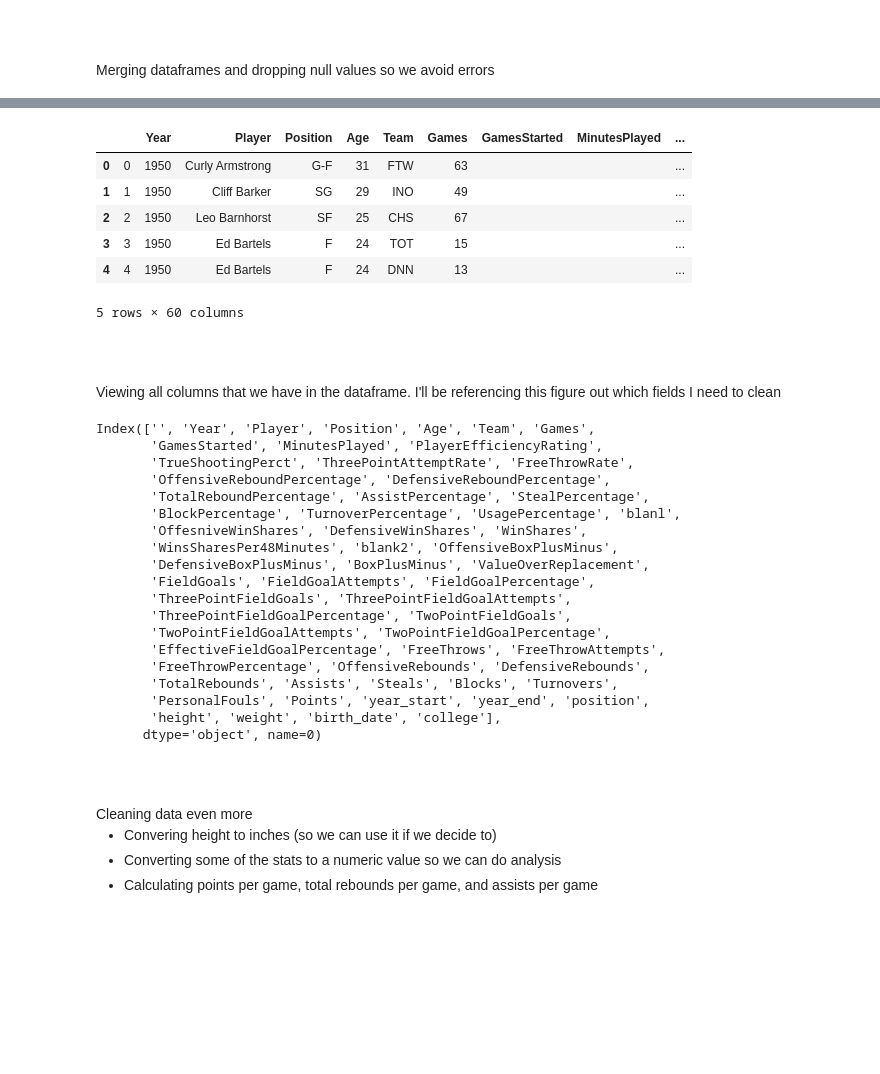
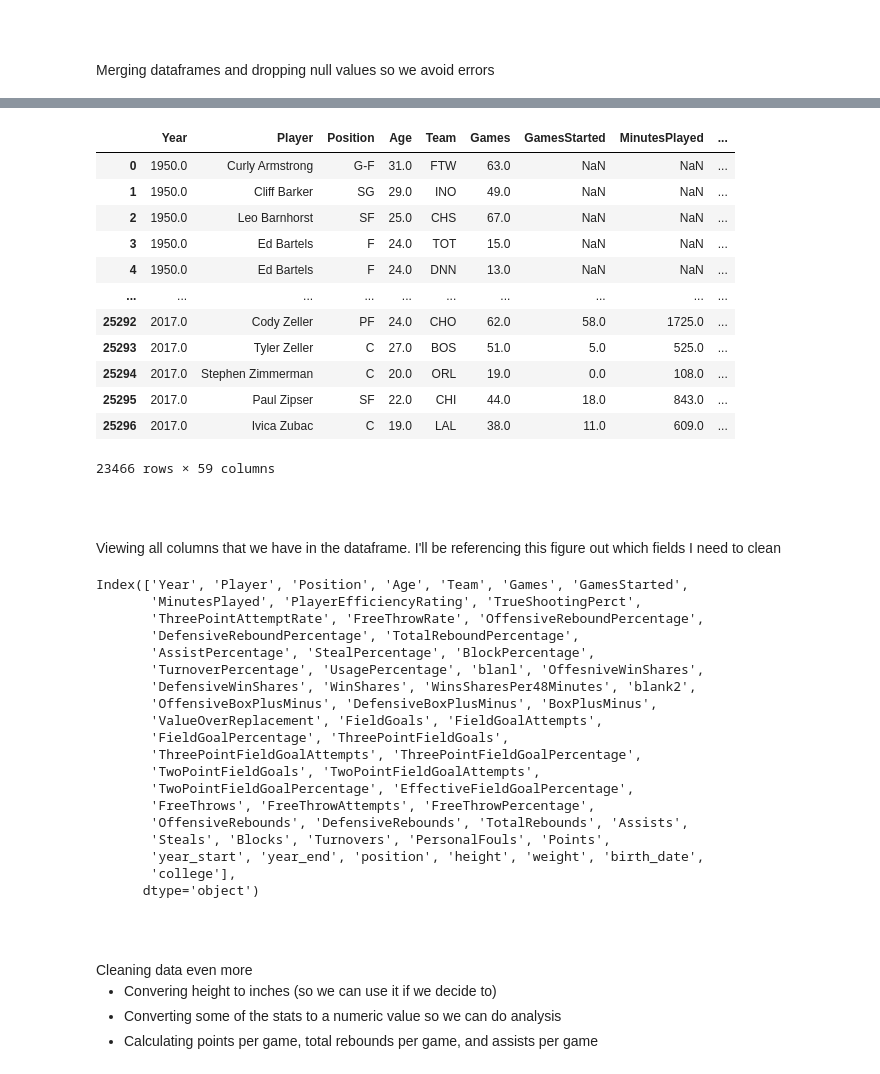
Before and after one commit to ZiqiLi379/STATS-302-Intro-to-ML, a Jupyter notebook: STATS302_Week_1_NBA_Players_Analysis_using_Linear_Regression.ipynb, the cells around one changed output, grey strips where cells are left out. Saved outputs shown, nothing was run; the diff lists cells and outputs as text; code cells hidden in the pictures; blank space fills up the shorter version.

```diff
--- a/STATS302_Week_1_NBA_Players_Analysis_using_Linear_Regression.ipynb
+++ b/STATS302_Week_1_NBA_Players_Analysis_using_Linear_Regression.ipynb
@@ -126,3 +126,5 @@ seasonPlayerStats.head()
 | 4 | 3 | 1950 | Ed Bartels | F | 24 | TOT | 15 |  |  | ... |
 | 5 | 4 | 1950 | Ed Bartels | F | 24 | DNN | 13 |  |  | ... |
 5 rows × 53 columns
+# %%
+seasonPlayerStats = pd.read_excel(r"D:\Files\Year 4\S3\STATS 302\Codes\STATS-302-Intro-to-ML\Week_1_Data\Seasons_Stats.xlsx")
@@ -128,0 +141,3 @@ seasonPlayerStats.head()
+# %%
+seasonPlayerStats = seasonPlayerStats.drop(columns=["Unnamed: 0"])
+seasonPlayerStats.head()
@@ -150,3 +173,6 @@ playerData.head()
 | 3 | Kareem Abdul-Jabbar | 1970 | 1989 | C | 7-2 | 225 | April 16, 1947 | University of California, Los Ang... |
 | 4 | Mahmoud Abdul-Rauf | 1991 | 2001 | G | 6-1 | 162 | March 9, 1969 | Louisiana State University |
 | 5 | Tariq Abdul-Wahad | 1998 | 2003 | F | 6-6 | 223 | November 3, 1974 | San Jose State University |
+# %%
+playerData = pd.read_excel(r"D:\Files\Year 4\S3\STATS 302\Codes\STATS-302-Intro-to-ML\Week_1_Data\player_data.xlsx")
+playerData.head()
@@ -157,44 +208,48 @@ Merging dataframes and dropping null values so we avoid errors
 # %%
-# joining
-playerAllStats = pd.merge(seasonPlayerStats, playerData, how='left', on='Player')
-# dropping null value rows to avoid errors
+# dropping null value rows for 'height', 'Points', and 'Games'
 playerAllStats = playerAllStats[pd.notnull(playerAllStats['height'])]
 playerAllStats = playerAllStats[pd.notnull(playerAllStats['Points'])]
 playerAllStats = playerAllStats[pd.notnull(playerAllStats['Games'])]
-playerAllStats.head()
+playerAllStats
 # %% [output]
-|  |  | Year | Player | Position | Age | Team | Games | GamesStarted | MinutesPlayed | ... |
-| 0 | 0 | 1950 | Curly Armstrong | G-F | 31 | FTW | 63 |  |  | ... |
-| 1 | 1 | 1950 | Cliff Barker | SG | 29 | INO | 49 |  |  | ... |
-| 2 | 2 | 1950 | Leo Barnhorst | SF | 25 | CHS | 67 |  |  | ... |
-| 3 | 3 | 1950 | Ed Bartels | F | 24 | TOT | 15 |  |  | ... |
-| 4 | 4 | 1950 | Ed Bartels | F | 24 | DNN | 13 |  |  | ... |
+|  | Year | Player | Position | Age | Team | Games | GamesStarted | MinutesPlayed | ... |
+| 0 | 1950.0 | Curly Armstrong | G-F | 31.0 | FTW | 63.0 | NaN | NaN | ... |
+| 1 | 1950.0 | Cliff Barker | SG | 29.0 | INO | 49.0 | NaN | NaN | ... |
+| 2 | 1950.0 | Leo Barnhorst | SF | 25.0 | CHS | 67.0 | NaN | NaN | ... |
+| 3 | 1950.0 | Ed Bartels | F | 24.0 | TOT | 15.0 | NaN | NaN | ... |
+| 4 | 1950.0 | Ed Bartels | F | 24.0 | DNN | 13.0 | NaN | NaN | ... |
+| ... | ... | ... | ... | ... | ... | ... | ... | ... | ... |
+| 25292 | 2017.0 | Cody Zeller | PF | 24.0 | CHO | 62.0 | 58.0 | 1725.0 | ... |
+| 25293 | 2017.0 | Tyler Zeller | C | 27.0 | BOS | 51.0 | 5.0 | 525.0 | ... |
+| 25294 | 2017.0 | Stephen Zimmerman | C | 20.0 | ORL | 19.0 | 0.0 | 108.0 | ... |
+| 25295 | 2017.0 | Paul Zipser | SF | 22.0 | CHI | 44.0 | 18.0 | 843.0 | ... |
+| 25296 | 2017.0 | Ivica Zubac | C | 19.0 | LAL | 38.0 | 11.0 | 609.0 | ... |
-5 rows × 60 columns
+23466 rows × 59 columns
 # %% [markdown]
 <br>
 <br>Viewing all columns that we have in the dataframe. I'll be referencing this figure out which fields I need to clean
 # %%
-playerAllStats.columns
+playerAllStats.columns  # All the column names
 # %% [output]
-Index(['', 'Year', 'Player', 'Position', 'Age', 'Team', 'Games',
-       'GamesStarted', 'MinutesPlayed', 'PlayerEfficiencyRating',
-       'TrueShootingPerct', 'ThreePointAttemptRate', 'FreeThrowRate',
-       'OffensiveReboundPercentage', 'DefensiveReboundPercentage',
-       'TotalReboundPercentage', 'AssistPercentage', 'StealPercentage',
-       'BlockPercentage', 'TurnoverPercentage', 'UsagePercentage', 'blanl',
-       'OffesniveWinShares', 'DefensiveWinShares', 'WinShares',
-       'WinsSharesPer48Minutes', 'blank2', 'OffensiveBoxPlusMinus',
-       'DefensiveBoxPlusMinus', 'BoxPlusMinus', 'ValueOverReplacement',
-       'FieldGoals', 'FieldGoalAttempts', 'FieldGoalPercentage',
-       'ThreePointFieldGoals', 'ThreePointFieldGoalAttempts',
-       'ThreePointFieldGoalPercentage', 'TwoPointFieldGoals',
-       'TwoPointFieldGoalAttempts', 'TwoPointFieldGoalPercentage',
-       'EffectiveFieldGoalPercentage', 'FreeThrows', 'FreeThrowAttempts',
-       'FreeThrowPercentage', 'OffensiveRebounds', 'DefensiveRebounds',
-       'TotalRebounds', 'Assists', 'Steals', 'Blocks', 'Turnovers',
-       'PersonalFouls', 'Points', 'year_start', 'year_end', 'position',
-       'height', 'weight', 'birth_date', 'college'],
-      dtype='object', name=0)
+Index(['Year', 'Player', 'Position', 'Age', 'Team', 'Games', 'GamesStarted',
+       'MinutesPlayed', 'PlayerEfficiencyRating', 'TrueShootingPerct',
+       'ThreePointAttemptRate', 'FreeThrowRate', 'OffensiveReboundPercentage',
+       'DefensiveReboundPercentage', 'TotalReboundPercentage',
+       'AssistPercentage', 'StealPercentage', 'BlockPercentage',
+       'TurnoverPercentage', 'UsagePercentage', 'blanl', 'OffesniveWinShares',
+       'DefensiveWinShares', 'WinShares', 'WinsSharesPer48Minutes', 'blank2',
+       'OffensiveBoxPlusMinus', 'DefensiveBoxPlusMinus', 'BoxPlusMinus',
+       'ValueOverReplacement', 'FieldGoals', 'FieldGoalAttempts',
+       'FieldGoalPercentage', 'ThreePointFieldGoals',
+       'ThreePointFieldGoalAttempts', 'ThreePointFieldGoalPercentage',
+       'TwoPointFieldGoals', 'TwoPointFieldGoalAttempts',
+       'TwoPointFieldGoalPercentage', 'EffectiveFieldGoalPercentage',
+       'FreeThrows', 'FreeThrowAttempts', 'FreeThrowPercentage',
+       'OffensiveRebounds', 'DefensiveRebounds', 'TotalRebounds', 'Assists',
+       'Steals', 'Blocks', 'Turnovers', 'PersonalFouls', 'Points',
+       'year_start', 'year_end', 'position', 'height', 'weight', 'birth_date',
+       'college'],
+      dtype='object')
 # %% [markdown]
 <br>
 <br>
```
Also changed, not shown: parts of 9 cells of this notebook, 2 other files.
